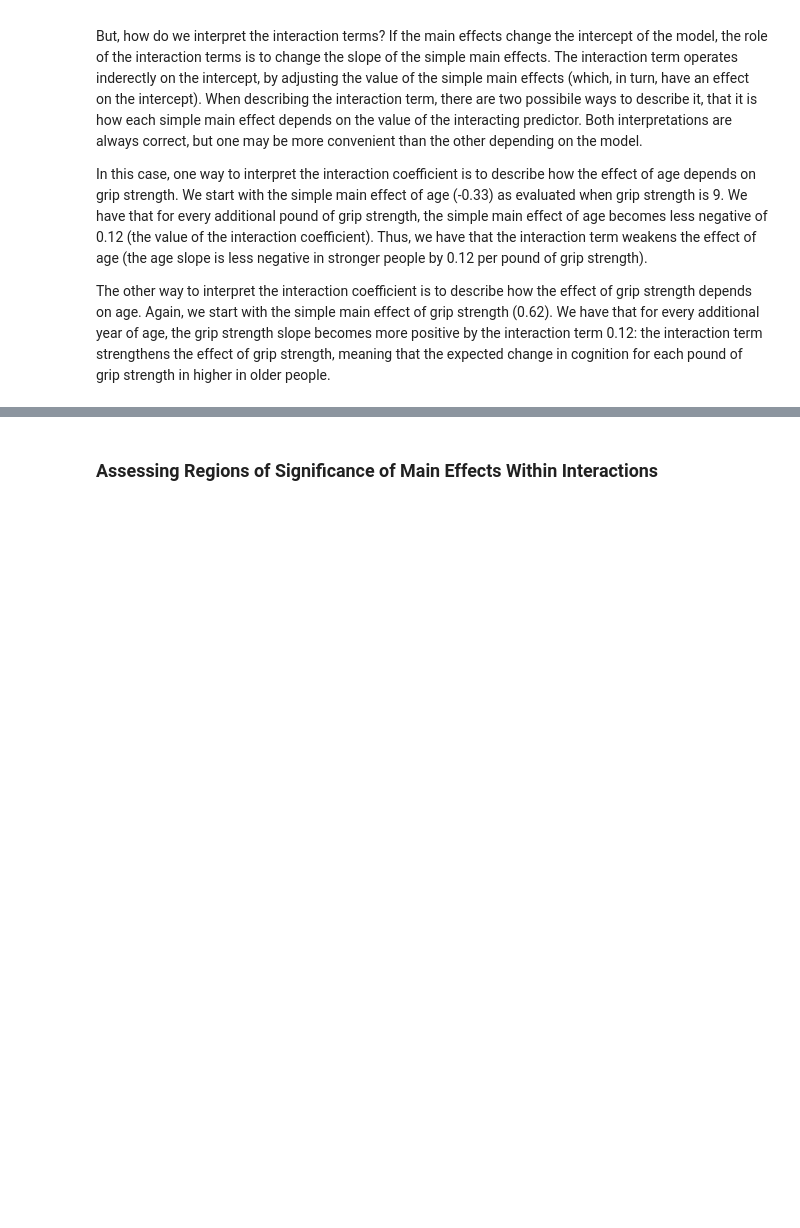
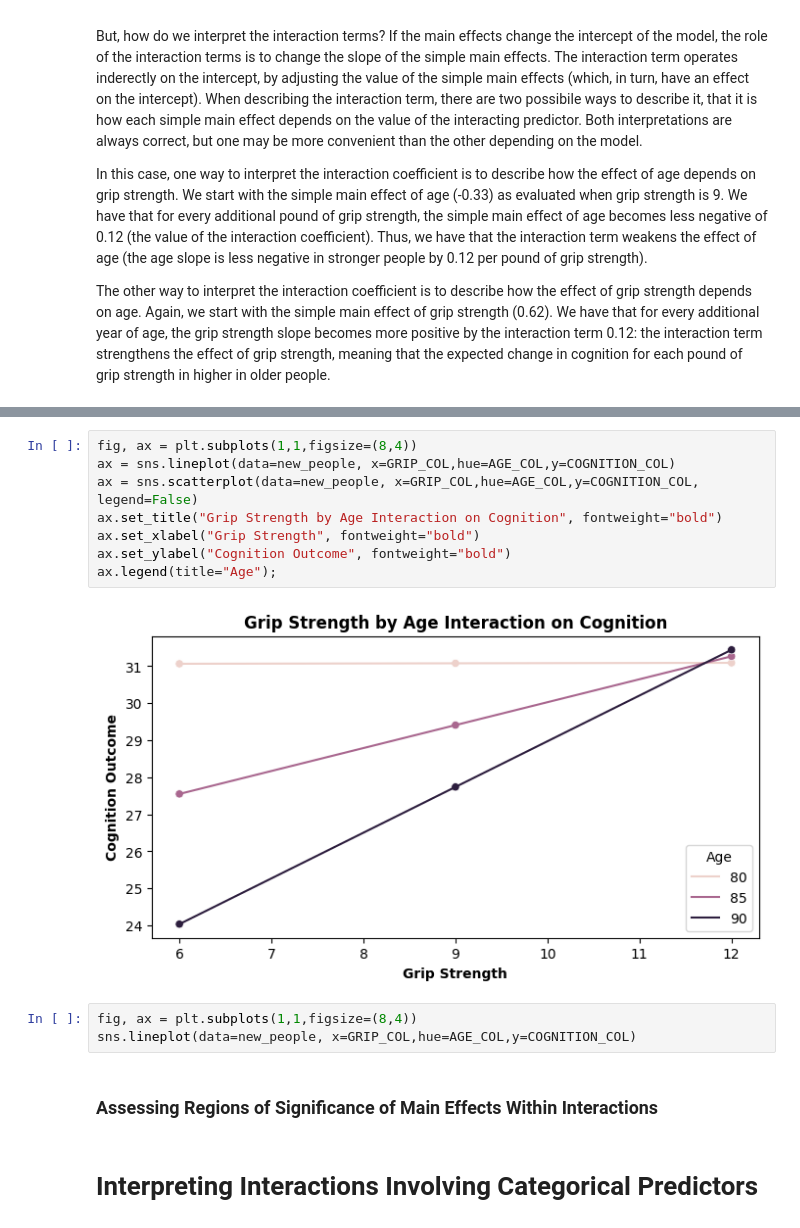
Before and after one commit to dado93/longitudinal-modeling, a Jupyter notebook: Chapters/02/02_Notebook.ipynb, the cells around one changed output, grey strips where cells are left out. Saved outputs shown, nothing was run; the diff lists cells and outputs as text; blank space fills up the shorter version.

```diff
--- a/Chapters/02/02_Notebook.ipynb
+++ b/Chapters/02/02_Notebook.ipynb
@@ -489,2 +616,17 @@ The other way to interpret the interaction coefficient is to describe how the ef
+# %%
+fig, ax = plt.subplots(1,1,figsize=(8,4))
+ax = sns.lineplot(data=new_people, x=GRIP_COL,hue=AGE_COL,y=COGNITION_COL)
+ax = sns.scatterplot(data=new_people, x=GRIP_COL,hue=AGE_COL,y=COGNITION_COL, legend=False)
+ax.set_title("Grip Strength by Age Interaction on Cognition", fontweight="bold")
+ax.set_xlabel("Grip Strength", fontweight="bold")
+ax.set_ylabel("Cognition Outcome", fontweight="bold")
+ax.legend(title="Age");
+# %% [output]
+[figure, added]
+# %%
+fig, ax = plt.subplots(1,1,figsize=(8,4))
+sns.lineplot(data=new_people, x=GRIP_COL,hue=AGE_COL,y=COGNITION_COL)
 # %% [markdown]
 ### Assessing Regions of Significance of Main Effects Within Interactions
+# %% [markdown]
+# Interpreting Interactions Involving Categorical Predictors
```
Also changed, not shown: parts of 15 cells of this notebook, 1 other file.
